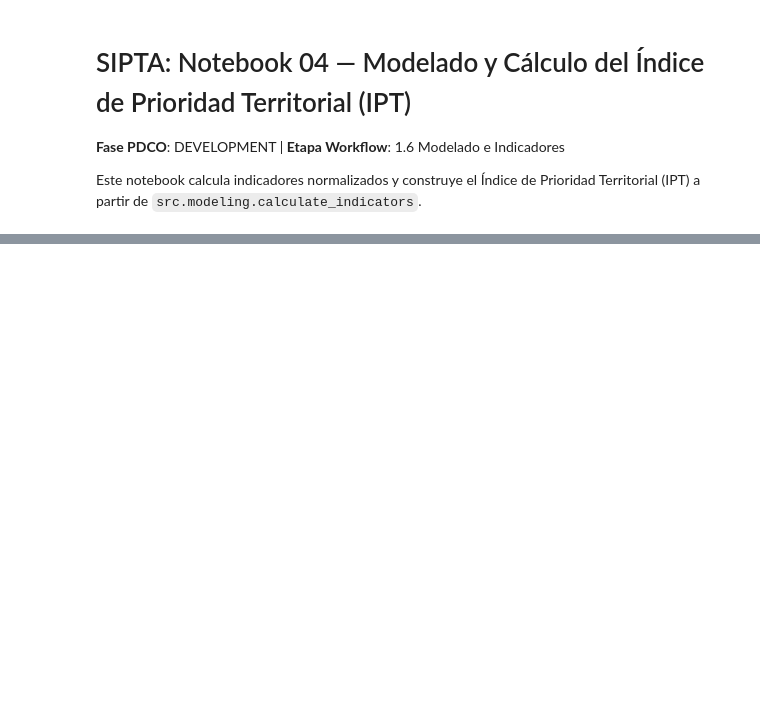
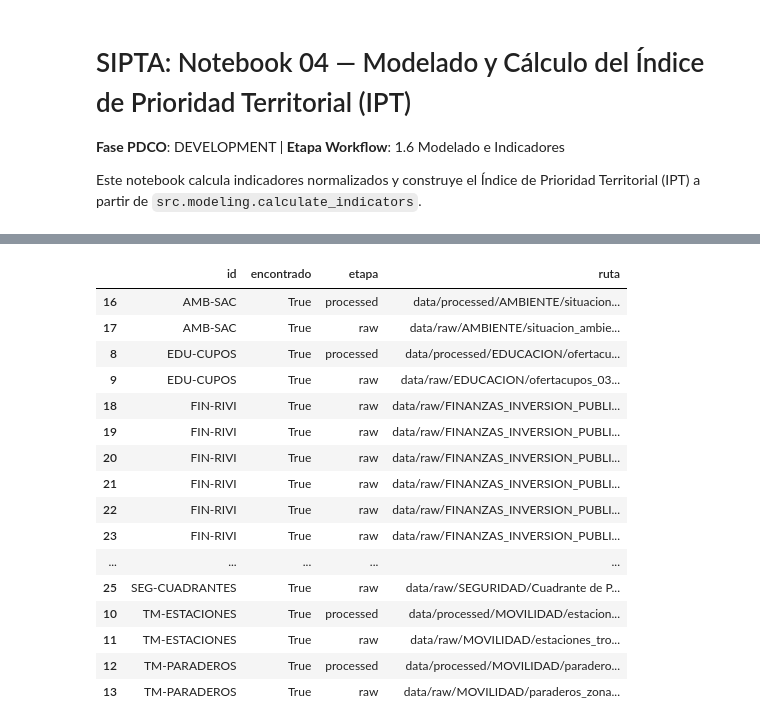
Before and after one commit to adansanchezc1-spec/DataJam_DataOlinguitos_Gen, a Jupyter notebook: notebooks/04_modeling/01_modeling_ipt.ipynb, the cells around one changed output, grey strips where cells are left out. Drawn from its saved outputs; the diff is of its cells as text; code cells hidden in the pictures; blank space fills up the shorter version.

```diff
--- a/notebooks/04_modeling/01_modeling_ipt.ipynb
+++ b/notebooks/04_modeling/01_modeling_ipt.ipynb
@@ -45,0 +226,79 @@ display(df_muestra)
+# %%
+patrones_archivos = {
+    "MR": "poligonos_localidades.geojson",
+    "POB-LOC": "osb_demografia-poblacion-localidad.csv",
+    "SAL-IPS": "ips_sds.gpkg",
+    "EDU-CUPOS": "ofertacupos_032025.geojson",
+    "TM-ESTACIONES": "estaciones_troncales.geojson",
+    "TM-PARADEROS": "paraderos_zonales_sitp.gpkg",
+    "INFRA-PARQUES": "5.-parques-idrd.csv",
+    "AMB-SAC": "situacion_ambiental_conflictiva.csv",
+    "FIN-RIVI": "rivi-numero-vendedores-informales-localidad-*",
+    "SEG-CUADRANTES": "Cuadrante de Policía. Bogotá D.C.csv",
+}
+
+registros_ubicacion = []
+
+for source_id, patron in patrones_archivos.items():
+    coincidencias = sorted(
+        ruta for ruta in (ROOT / "data").rglob(patron)
+        if ruta.is_file()
+    )
+
+    if not coincidencias:
+        registros_ubicacion.append(
+            {
+                "id": source_id,
+                "encontrado": False,
+                "etapa": None,
+                "ruta": None,
+            }
+        )
+        continue
+
+    for ruta in coincidencias:
+        etapa = next(
+            (
+                nombre
+                for nombre in ("processed", "curated", "raw")
+                if nombre in ruta.parts
+            ),
+            "otra",
+        )
+
+        registros_ubicacion.append(
+            {
+                "id": source_id,
+                "encontrado": True,
+                "etapa": etapa,
+                "ruta": ruta.relative_to(ROOT).as_posix(),
+            }
+        )
+
+ubicaciones_fuentes = pd.DataFrame(registros_ubicacion)
+
+resumen_ubicacion = (
+    ubicaciones_fuentes.groupby("id", as_index=False)
+    .agg(
+        encontrado=("encontrado", "max"),
+        cantidad_archivos=("ruta", "count"),
+        etapas=("etapa", lambda valores: ", ".join(sorted(set(valores.dropna())))),
+    )
+    .merge(
+        seleccion_ipt[["id", "dimension"]],
+        on="id",
+        how="left",
+    )
+    .sort_values("dimension")
+)
+
+print(
+    "Fuentes localizadas:",
+    int(resumen_ubicacion["encontrado"].sum()),
+    "de",
+    len(resumen_ubicacion),
+)
+
+display(resumen_ubicacion)
+display(ubicaciones_fuentes.sort_values(["id", "etapa"]))
+# %% [output]
@@ -45,0 +317,17 @@ display(df_muestra)
+|  | id | encontrado | etapa | ruta |
+| 16 | AMB-SAC | True | processed | data/processed/AMBIENTE/situacion... |
+| 17 | AMB-SAC | True | raw | data/raw/AMBIENTE/situacion_ambie... |
+| 8 | EDU-CUPOS | True | processed | data/processed/EDUCACION/ofertacu... |
+| 9 | EDU-CUPOS | True | raw | data/raw/EDUCACION/ofertacupos_03... |
+| 18 | FIN-RIVI | True | raw | data/raw/FINANZAS_INVERSION_PUBLI... |
+| 19 | FIN-RIVI | True | raw | data/raw/FINANZAS_INVERSION_PUBLI... |
+| 20 | FIN-RIVI | True | raw | data/raw/FINANZAS_INVERSION_PUBLI... |
+| 21 | FIN-RIVI | True | raw | data/raw/FINANZAS_INVERSION_PUBLI... |
+| 22 | FIN-RIVI | True | raw | data/raw/FINANZAS_INVERSION_PUBLI... |
+| 23 | FIN-RIVI | True | raw | data/raw/FINANZAS_INVERSION_PUBLI... |
+| ... | ... | ... | ... | ... |
+| 25 | SEG-CUADRANTES | True | raw | data/raw/SEGURIDAD/Cuadrante de P... |
+| 10 | TM-ESTACIONES | True | processed | data/processed/MOVILIDAD/estacion... |
+| 11 | TM-ESTACIONES | True | raw | data/raw/MOVILIDAD/estaciones_tro... |
+| 12 | TM-PARADEROS | True | processed | data/processed/MOVILIDAD/paradero... |
+| 13 | TM-PARADEROS | True | raw | data/raw/MOVILIDAD/paraderos_zona... |
```
Also changed, not shown: parts of 53 cells of this notebook, 7 other files.
